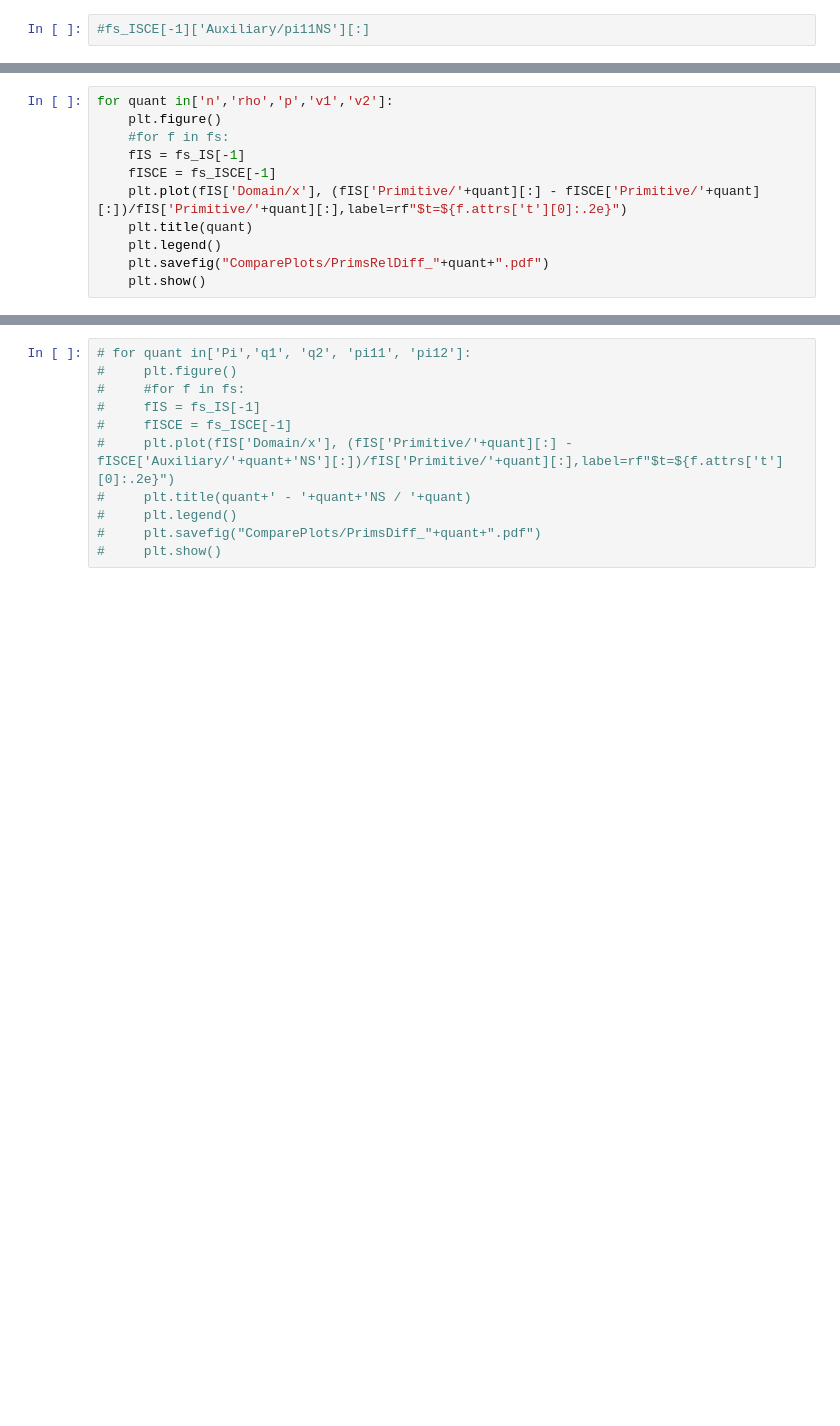
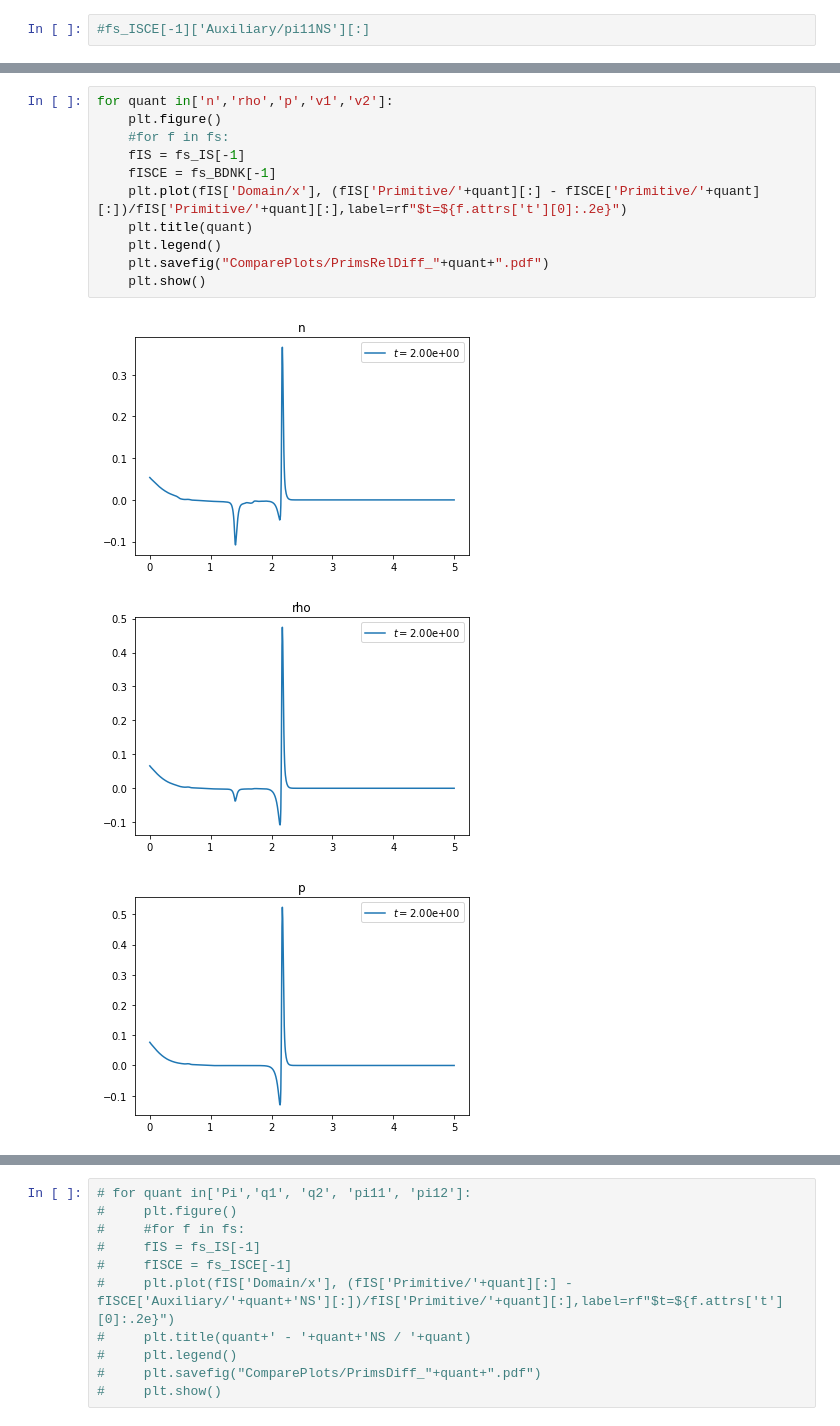
Before and after one commit to MarcusHatton/Plotting, a Jupyter notebook: IS_BDNK_Compare_StillShockID.ipynb, the cells around one changed output, grey strips where cells are left out. Cells and saved outputs as stored; diff of their text form; blank space fills up the shorter version.

```diff
--- a/IS_BDNK_Compare_StillShockID.ipynb
+++ b/IS_BDNK_Compare_StillShockID.ipynb
@@ -101,11 +123,15 @@ for quant in ['Pi','q1', 'q2', 'pi11', 'pi12']:
 # %%
 for quant in['n','rho','p','v1','v2']:
     plt.figure()
     #for f in fs:
     fIS = fs_IS[-1]
-    fISCE = fs_ISCE[-1]
+    fISCE = fs_BDNK[-1]
     plt.plot(fIS['Domain/x'], (fIS['Primitive/'+quant][:] - fISCE['Primitive/'+quant][:])/fIS['Primitive/'+quant][:],label=rf"$t=${f.attrs['t'][0]:.2e}")
     plt.title(quant)
     plt.legend()
     plt.savefig("ComparePlots/PrimsRelDiff_"+quant+".pdf")
     plt.show()
+# %% [output]
+[figure, added]
+[figure, added]
+[figure, added]
```
Also changed, not shown: parts of 13 cells of this notebook, 1 other file.
